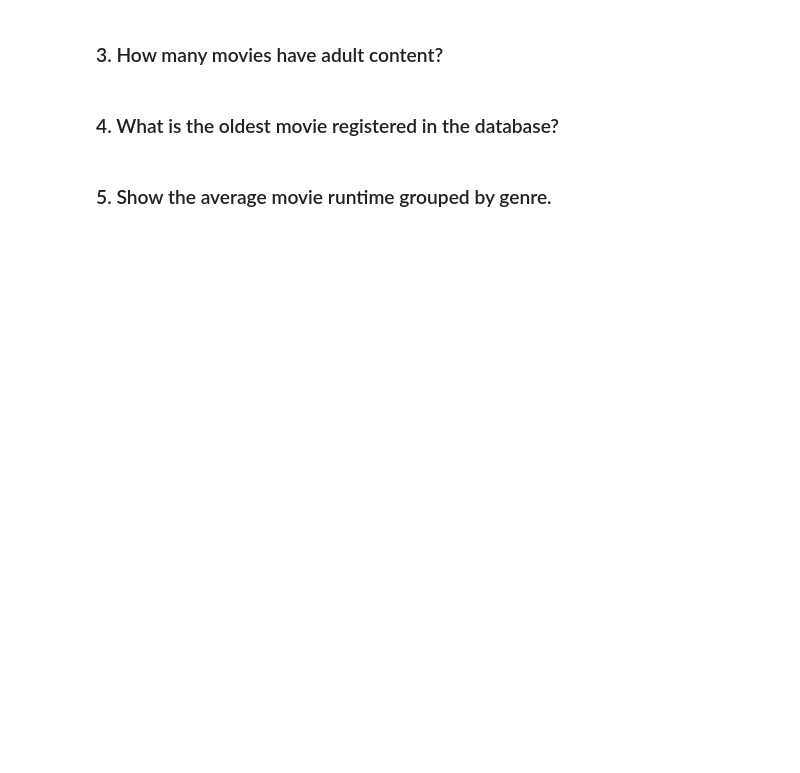
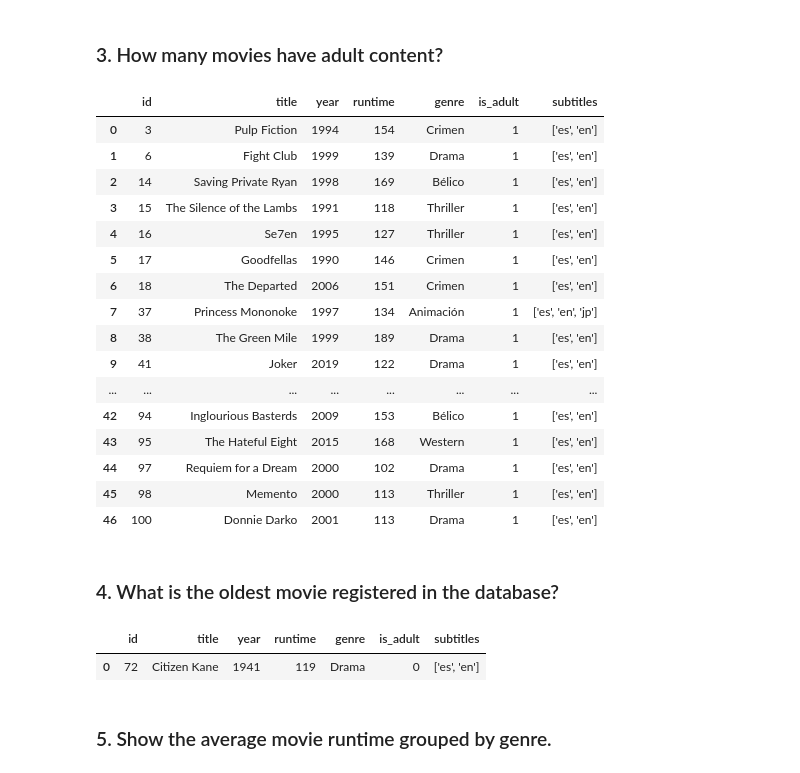
Before and after one commit to Adalab/bda-modulo-2-evaluacion-final-MATC-90, a Jupyter notebook: Ejercicio_final_SQL_phyton.ipynb, the cells around one changed output. Saved outputs shown, nothing was run; the diff lists cells and outputs as text; code cells hidden in the pictures; blank space fills up the shorter version.

```diff
--- a/Ejercicio_final_SQL_phyton.ipynb
+++ b/Ejercicio_final_SQL_phyton.ipynb
@@ -259,6 +326,40 @@ def
 # %% [markdown]
 ### 3. How many movies have adult content?
+# %%
+query_adult = f'''SELECT *
+            FROM {table_name}
+            WHERE is_adult = TRUE;'''
+
+general_query(db_name, query_adult)
+# %% [output]
+|  | id | title | year | runtime | genre | is_adult | subtitles |
+| 0 | 3 | Pulp Fiction | 1994 | 154 | Crimen | 1 | ['es', 'en'] |
+| 1 | 6 | Fight Club | 1999 | 139 | Drama | 1 | ['es', 'en'] |
+| 2 | 14 | Saving Private Ryan | 1998 | 169 | Bélico | 1 | ['es', 'en'] |
+| 3 | 15 | The Silence of the Lambs | 1991 | 118 | Thriller | 1 | ['es', 'en'] |
+| 4 | 16 | Se7en | 1995 | 127 | Thriller | 1 | ['es', 'en'] |
+| 5 | 17 | Goodfellas | 1990 | 146 | Crimen | 1 | ['es', 'en'] |
+| 6 | 18 | The Departed | 2006 | 151 | Crimen | 1 | ['es', 'en'] |
+| 7 | 37 | Princess Mononoke | 1997 | 134 | Animación | 1 | ['es', 'en', 'jp'] |
+| 8 | 38 | The Green Mile | 1999 | 189 | Drama | 1 | ['es', 'en'] |
+| 9 | 41 | Joker | 2019 | 122 | Drama | 1 | ['es', 'en'] |
+| ... | ... | ... | ... | ... | ... | ... | ... |
+| 42 | 94 | Inglourious Basterds | 2009 | 153 | Bélico | 1 | ['es', 'en'] |
+| 43 | 95 | The Hateful Eight | 2015 | 168 | Western | 1 | ['es', 'en'] |
+| 44 | 97 | Requiem for a Dream | 2000 | 102 | Drama | 1 | ['es', 'en'] |
+| 45 | 98 | Memento | 2000 | 113 | Thriller | 1 | ['es', 'en'] |
+| 46 | 100 | Donnie Darko | 2001 | 113 | Drama | 1 | ['es', 'en'] |
 # %% [markdown]
 ### 4. What is the oldest movie registered in the database?
+# %%
+query_oldest = f'''SELECT *
+            FROM {table_name}
+            WHERE year = (SELECT min(year)
+                        from {table_name});'''
+
+general_query(db_name, query_oldest)
+# %% [output]
+|  | id | title | year | runtime | genre | is_adult | subtitles |
+| 0 | 72 | Citizen Kane | 1941 | 119 | Drama | 0 | ['es', 'en'] |
 # %% [markdown]
 ### 5. Show the average movie runtime grouped by genre.
```
Also changed, not shown: parts of 12 cells of this notebook.
